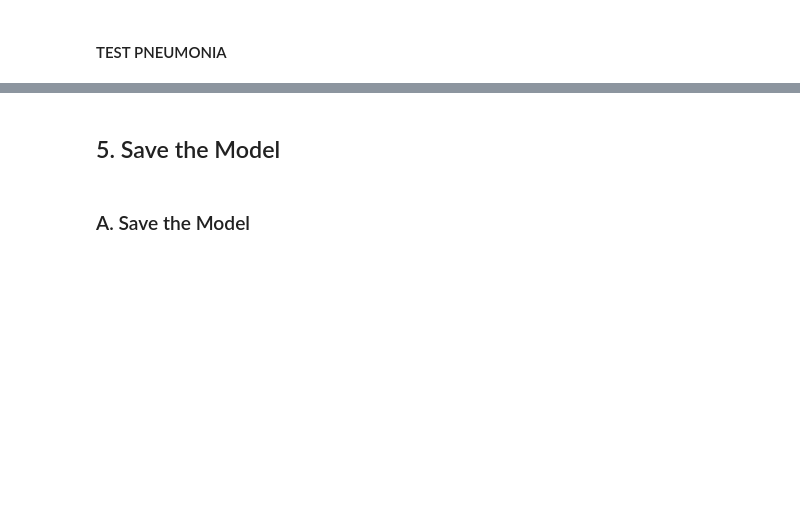
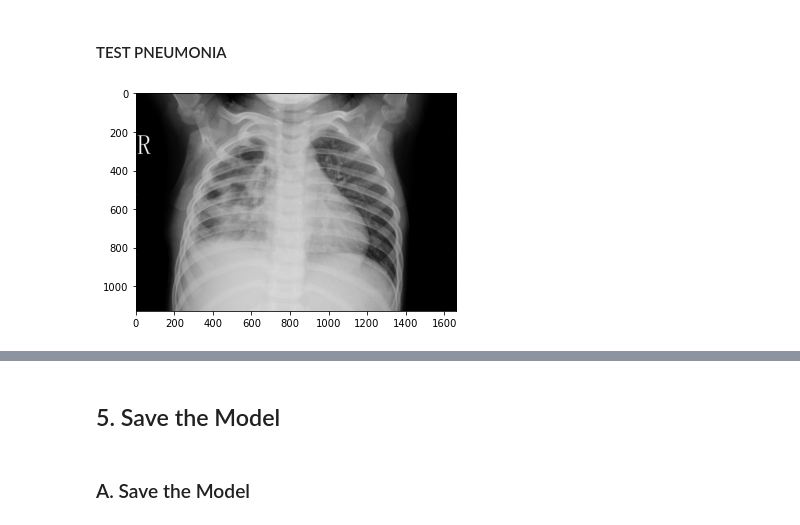
Before and after one commit to radiangle/pneumonia-classification, a Jupyter notebook: image_classification_song.ipynb, the cells around one changed output, grey strips where cells are left out. Drawn from its saved outputs; the diff is of its cells as text; code cells hidden in the pictures; blank space fills up the shorter version.

```diff
--- a/image_classification_song.ipynb
+++ b/image_classification_song.ipynb
@@ -274,9 +308,11 @@ predict_normal(yhat_normal)
 # %% [markdown]
 #### TEST PNEUMONIA
 # %%
-img_pneumonia = cv2.imread('154006829.jpg')
+img_pneumonia = cv2.imread("C:/Users/jyson/dsc148_wi23/dsc148-project/val/PNEUMONIA/person1954_bacteria_4886.jpeg")
 plt.imshow(img_pneumonia)
 plt.show()
+# %% [output]
+[figure, added]
 # %%
 resize = tf.image.resize(img_pneumonia, (256,256))
 plt.imshow(resize.numpy().astype(int))
```
Also changed, not shown: parts of 12 cells of this notebook.
